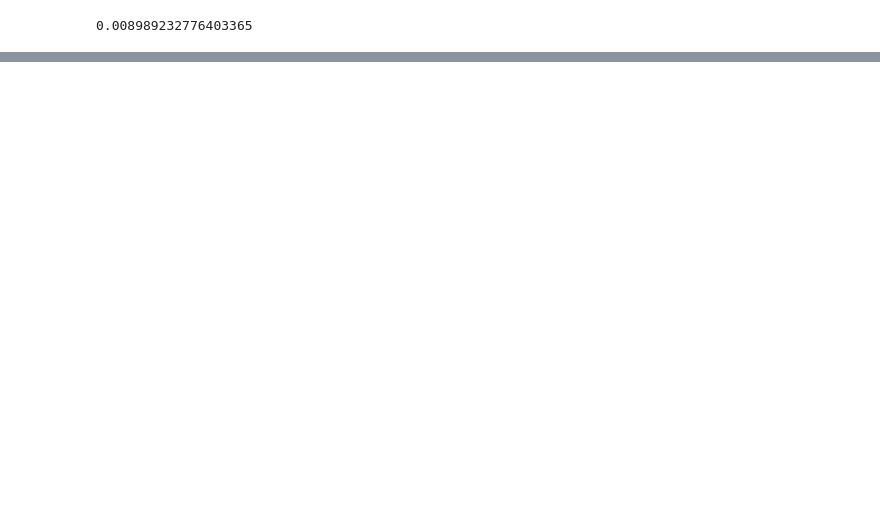
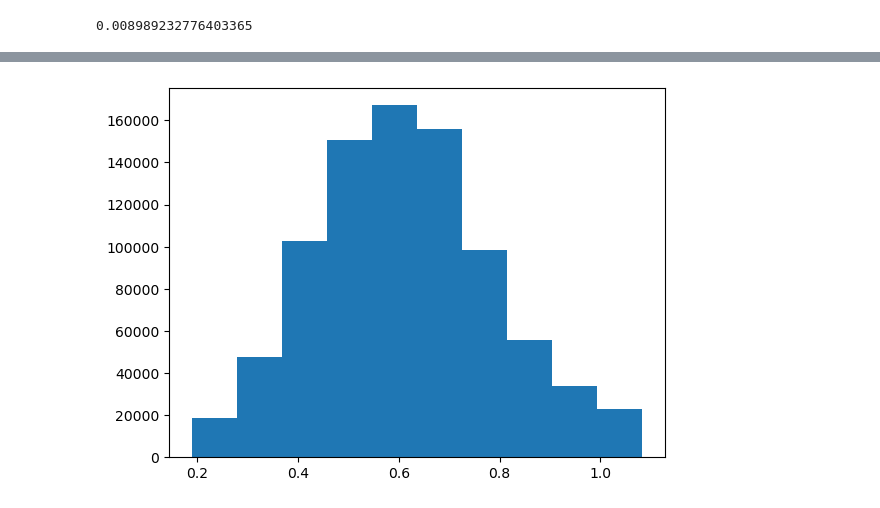
Before and after one commit to haesun-jung/capstone, a Jupyter notebook: EDA/EDA after Cleaning.ipynb, the cells around one changed output, grey strips where cells are left out. Saved outputs shown, nothing was run; the diff lists cells and outputs as text; code cells hidden in the pictures; blank space fills up the shorter version.

```diff
--- a/EDA/EDA after Cleaning.ipynb
+++ b/EDA/EDA after Cleaning.ipynb
@@ -67 +86,3 @@ crazy_ratio_rows
+# %%
+clean_real_estate = clean_real_estate.rename(columns = {'Sales Ratio' : "sales_ratio"})
 # %% [markdown]
@@ -68,0 +90,3 @@ Although this is an extreme outlier case, more outliers need to be rid of becaus
+# %%
+iqr_info = clean_real_estate.sales_ratio.quantile([0,0.25,0.5,0.75, 1])
+IQR = clean_real_estate.sales_ratio.quantile(0.75) - clean_real_estate.sales_ratio.quantile(0.25)
@@ -68,0 +97,3 @@ Although this is an extreme outlier case, more outliers need to be rid of becaus
+# %%
+upper_fence = clean_real_estate.sales_ratio.quantile(0.75) + IQR
+lower_fence = clean_real_estate.sales_ratio.quantile(0.25) - IQR
@@ -68,0 +104,2 @@ Although this is an extreme outlier case, more outliers need to be rid of becaus
+# %%
+clean_real_estate = clean_real_estate[~((clean_real_estate["sales_ratio"] > upper_fence) | (clean_real_estate["sales_ratio"] < lower_fence))]
@@ -68,0 +126,7 @@ Although this is an extreme outlier case, more outliers need to be rid of becaus
+# %%
+x = clean_real_estate["sales_ratio"]
+plt.figure()
+plt.hist(x)
+plt.show()
+# %% [output]
+[figure, added]
```
Also changed, not shown: parts of 14 cells of this notebook, 4 other files.
